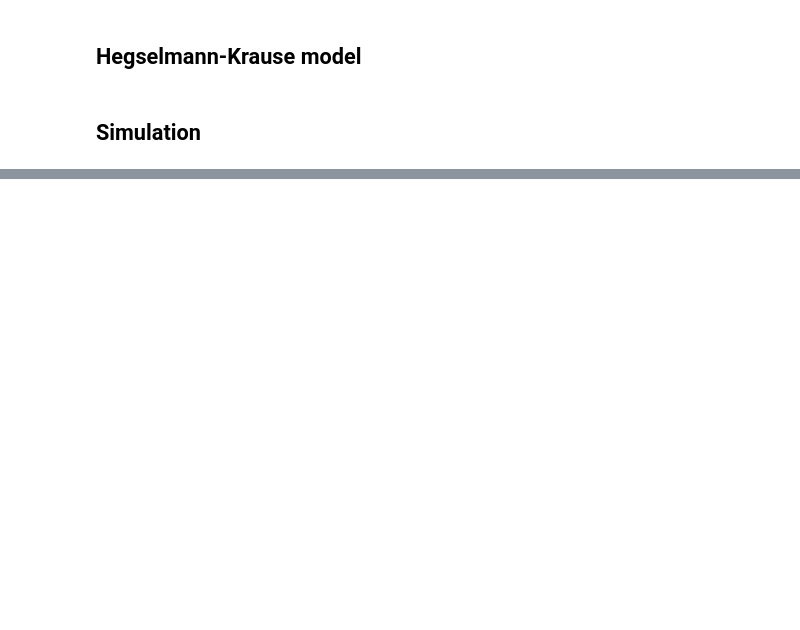
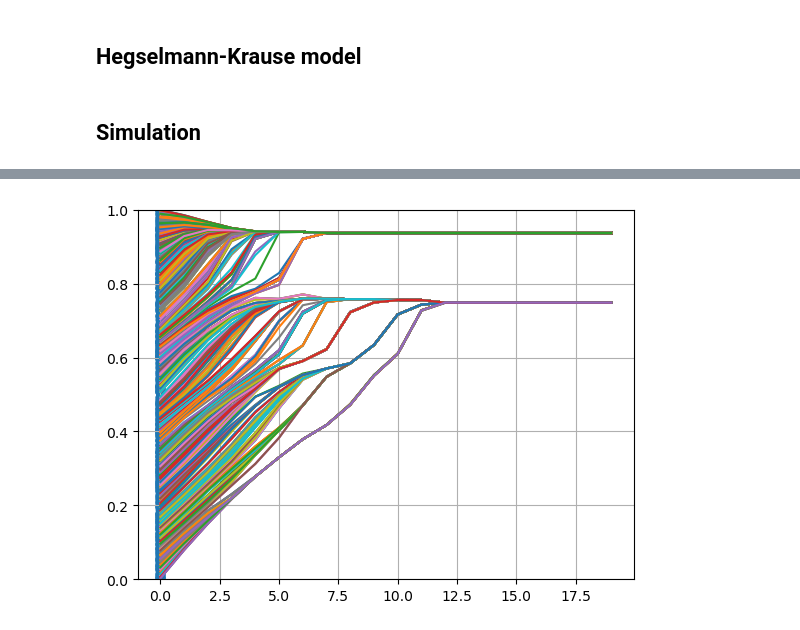
Before and after one commit to spulgares/Sociofisica, a Jupyter notebook: Hegselmann-Krause model/Hegselmann-Krause model.ipynb, the cells around one changed output, grey strips where cells are left out. Drawn from its saved outputs; the diff is of its cells as text; code cells hidden in the pictures; blank space fills up the shorter version.

```diff
--- a/Hegselmann-Krause model/Hegselmann-Krause model.ipynb
+++ b/Hegselmann-Krause model/Hegselmann-Krause model.ipynb
@@ -10,7 +10,3 @@ import matplotlib.pyplot as plt
 import os
 import time
 from tqdm import trange
-# %%
-N=10
-steps=20
-E=0.5
@@ -102,13 +12,0 @@ plt.scatter(tiempos,matrix)
-# %%
-matrix[:,1]=np.copy(matrix[:,0])
-vl=np.random.randint(N)
-sum=0
-comp=0
-for a in range(0,N-1):
-    value=matrix[:,0][a]
-    if np.abs(matrix[:,1][vl]-value)<E:
-        sum+=value
-        comp+=1
-    else:
-        pass
-    matrix[:,1][a]=(matrix[:,0][a]*sum)/comp
@@ -257,0 +46,22 @@ plotter(model2D,100,100000,8)
+# %%
+def plotter(N,steps,Er, El,seed):
+    '''
+    INPUT
+    N : Number of agents
+    steps : number of time steps
+    Er: Confidence to the right
+    El: Confidence to the left
+    seed : random seed
+    '''
+    matrix=model(N,steps,Er,El,seed)
+    plt.scatter(np.zeros(N),matrix[:,0])
+    for i in range (N):
+        plt.plot(matrix[i,:])
+        plt.ylim(0,1)
+        plt.grid(True)
+    plt.show()
+        #plt.savefig('ttest.png')
+# %%
+plotter(625,20,0.15,0.03,12)
+# %% [output]
+[figure, added]
```
Also changed, not shown: parts of 13 cells of this notebook, 1 other file.
